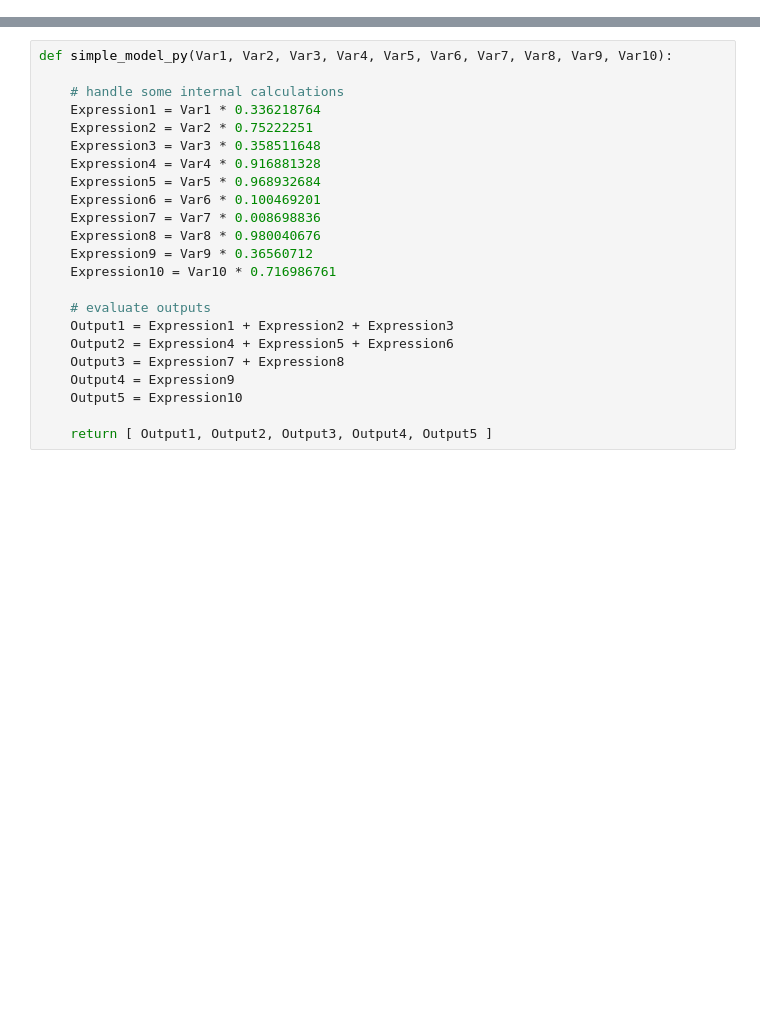
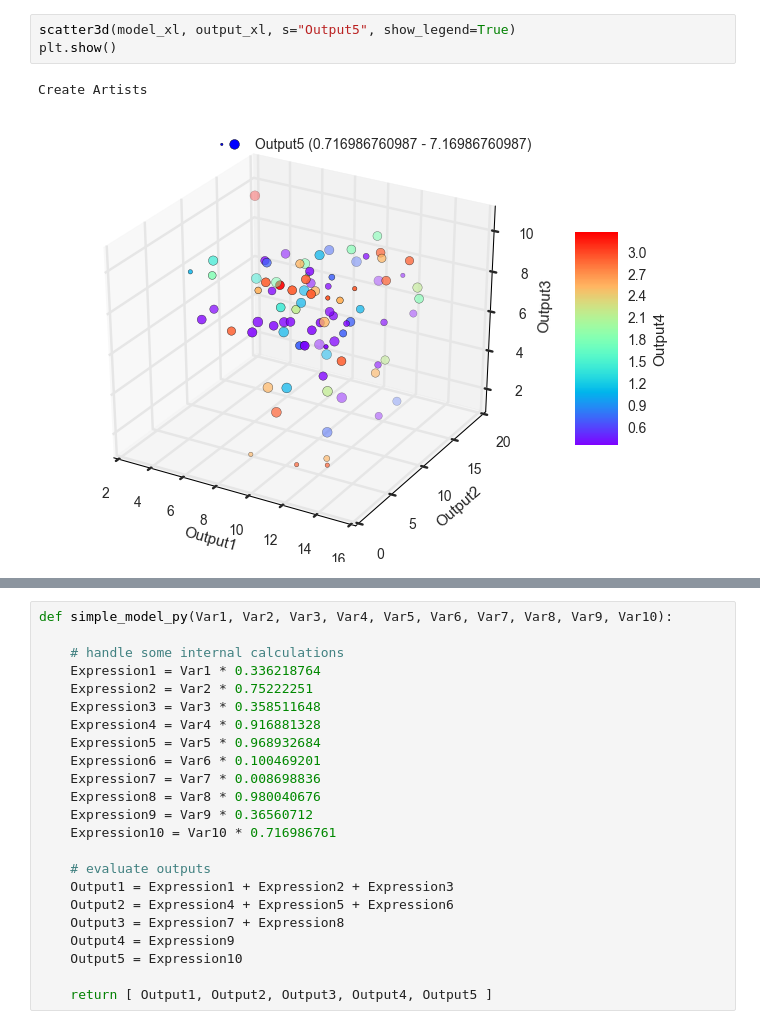
Before and after one commit to saschaishikawa/rdm-simple-model, a Jupyter notebook: SimpleModelDemo.ipynb, the cells around one changed output, grey strips where cells are left out. Cells and saved outputs as stored; diff of their text form; blank space fills up the shorter version.

```diff
--- a/SimpleModelDemo.ipynb
+++ b/SimpleModelDemo.ipynb
@@ -128,0 +191,6 @@ To best serve this example, we'll have to reverse engineer the simple model defi
+# %%
+scatter3d(model_xl, output_xl, s="Output5", show_legend=True)
+plt.show()
+# %% [output]
+Create Artists
+[figure, added]
```
Also changed, not shown: parts of 85 cells of this notebook, 6 other files.
